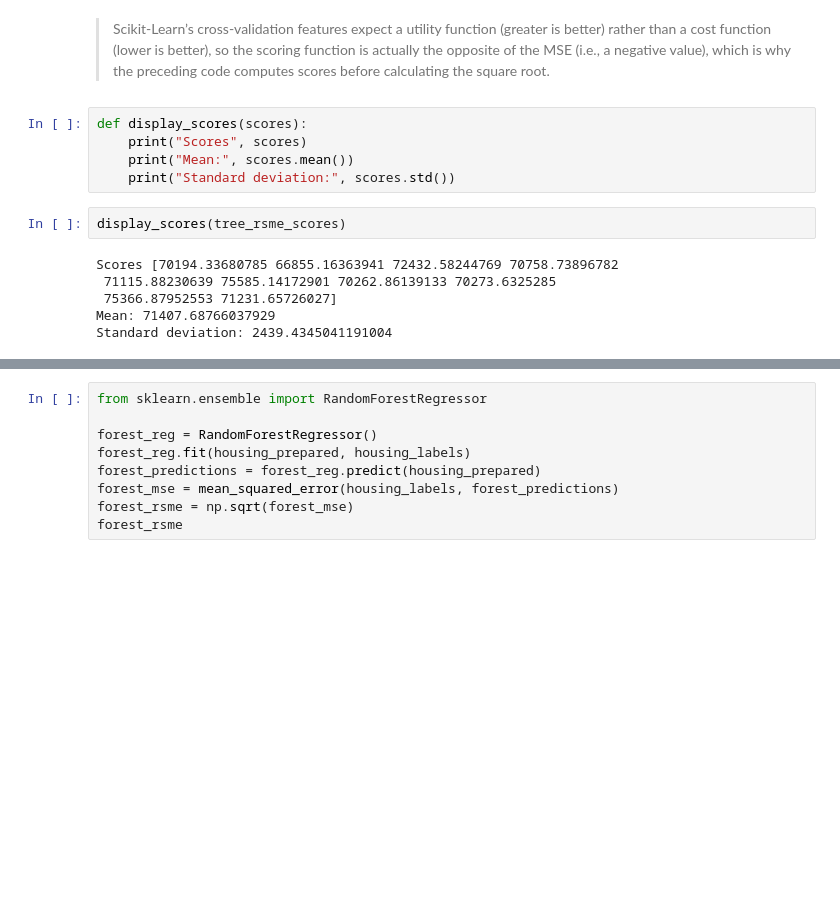
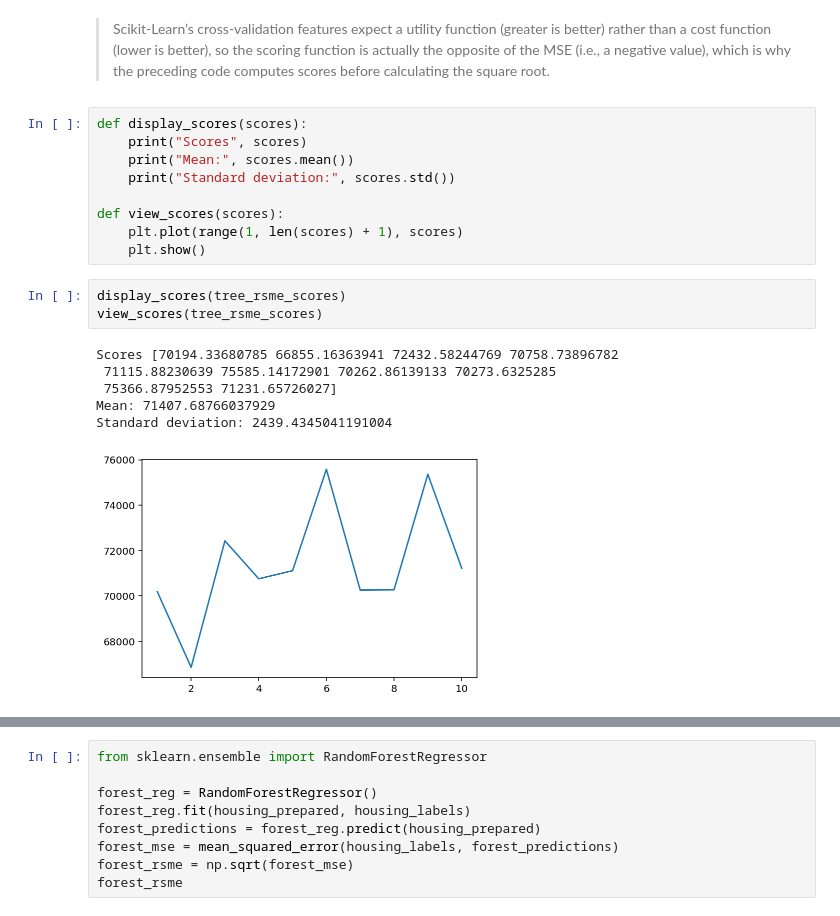
Before and after one commit to AlphaSpectrum/ml, a Jupyter notebook: Housing.ipynb, the cells around one changed output, grey strips where cells are left out. Saved outputs shown, nothing was run; the diff lists cells and outputs as text; blank space fills up the shorter version.

```diff
--- a/Housing.ipynb
+++ b/Housing.ipynb
@@ -567,14 +567,20 @@ def display_scores(scores):
     print("Scores", scores)
     print("Mean:", scores.mean())
     print("Standard deviation:", scores.std())
+
+def view_scores(scores):
+    plt.plot(range(1, len(scores) + 1), scores)
+    plt.show()
 # %%
 display_scores(tree_rsme_scores)
+view_scores(tree_rsme_scores)
 # %% [output]
 Scores [70194.33680785 66855.16363941 72432.58244769 70758.73896782
  71115.88230639 75585.14172901 70262.86139133 70273.6325285
  75366.87952553 71231.65726027]
 Mean: 71407.68766037929
 Standard deviation: 2439.4345041191004
+[figure, added]
 # %%
 lin_scores = cross_val_score(lin_reg, housing_prepared, housing_labels, scoring="neg_mean_squared_error", cv=10)
 lin_rsme_scores = np.sqrt(-lin_scores)
```
Also changed, not shown: parts of 5 cells of this notebook, 1 other file.
